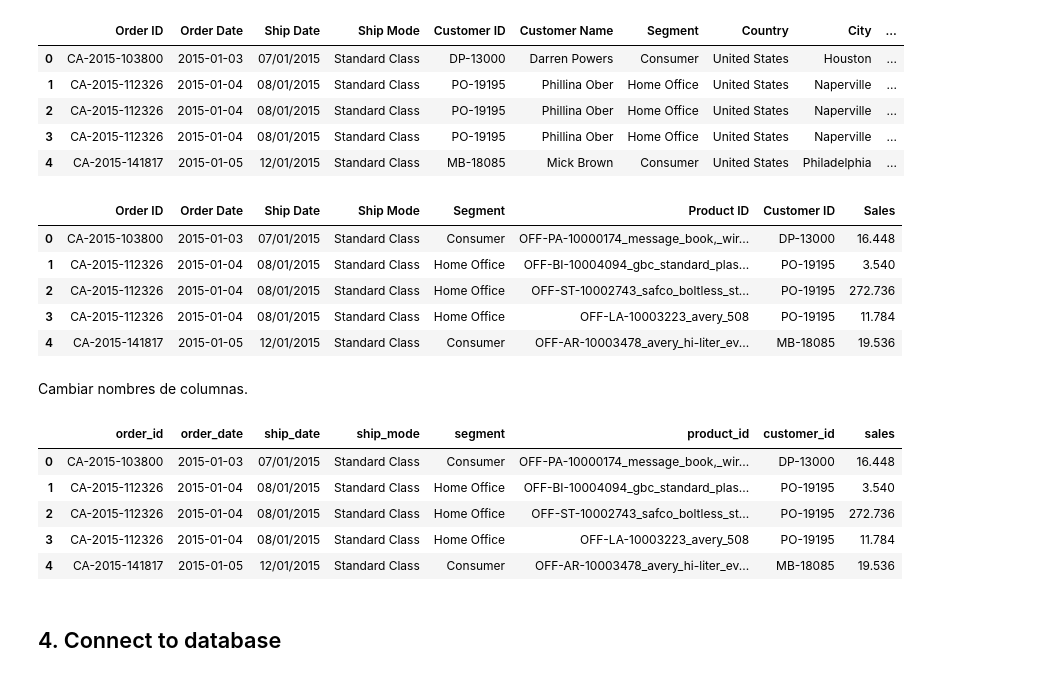
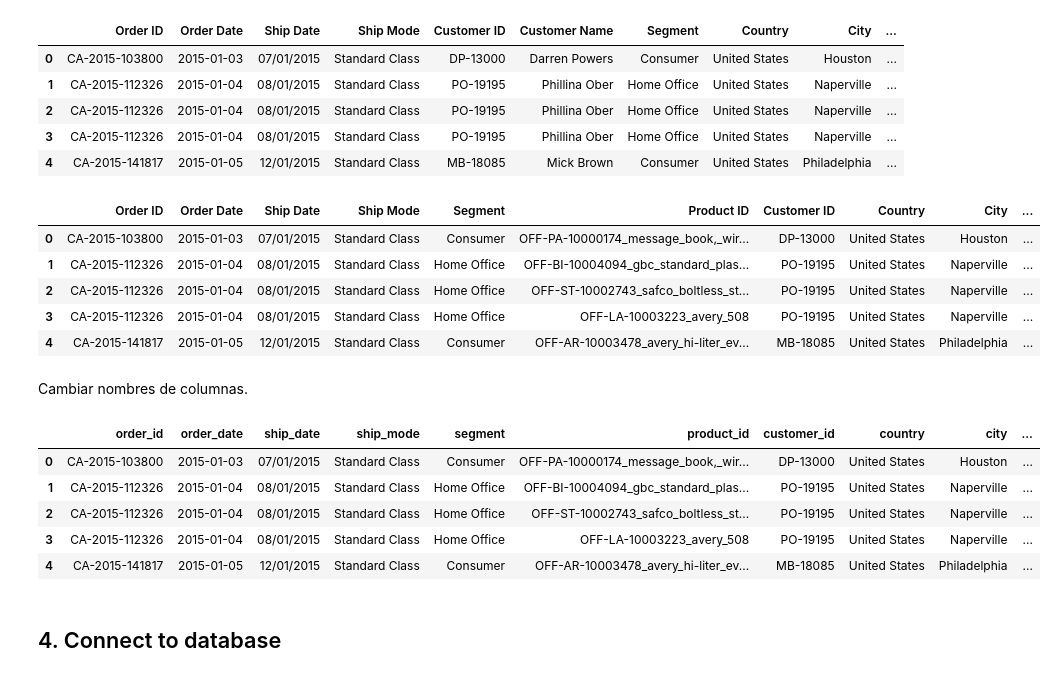
Before and after one commit to charligram/1_analisis_ventas, a Jupyter notebook: notebooks/04_data_to_sql.ipynb, the cells around one changed output. Cells and saved outputs as stored; diff of their text form; code cells hidden in the pictures.

Commit message:
feat: load sale data into database

```diff
--- a/notebooks/04_data_to_sql.ipynb
+++ b/notebooks/04_data_to_sql.ipynb
@@ -174,27 +174,27 @@ df.head()
 | 3 | CA-2015-112326 | 2015-01-04 | 08/01/2015 | Standard Class | PO-19195 | Phillina Ober | Home Office | United States | Naperville | ... |
 | 4 | CA-2015-141817 | 2015-01-05 | 12/01/2015 | Standard Class | MB-18085 | Mick Brown | Consumer | United States | Philadelphia | ... |
 # %%
-df_sales = df[['Order ID', 'Order Date', 'Ship Date', 'Ship Mode', 'Segment', 'Product ID', 'Customer ID', 'Sales']].drop_duplicates()
+df_sales = df[['Order ID', 'Order Date', 'Ship Date', 'Ship Mode', 'Segment', 'Product ID', 'Customer ID', 'Country', 'City', 'State', 'Region', 'Postal Code', 'Sales']].drop_duplicates()
 df_sales.head()
 # %% [output]
-|  | Order ID | Order Date | Ship Date | Ship Mode | Segment | Product ID | Customer ID | Sales |
-| 0 | CA-2015-103800 | 2015-01-03 | 07/01/2015 | Standard Class | Consumer | OFF-PA-10000174_message_book,_wir... | DP-13000 | 16.448 |
-| 1 | CA-2015-112326 | 2015-01-04 | 08/01/2015 | Standard Class | Home Office | OFF-BI-10004094_gbc_standard_plas... | PO-19195 | 3.540 |
-| 2 | CA-2015-112326 | 2015-01-04 | 08/01/2015 | Standard Class | Home Office | OFF-ST-10002743_safco_boltless_st... | PO-19195 | 272.736 |
-| 3 | CA-2015-112326 | 2015-01-04 | 08/01/2015 | Standard Class | Home Office | OFF-LA-10003223_avery_508 | PO-19195 | 11.784 |
-| 4 | CA-2015-141817 | 2015-01-05 | 12/01/2015 | Standard Class | Consumer | OFF-AR-10003478_avery_hi-liter_ev... | MB-18085 | 19.536 |
+|  | Order ID | Order Date | Ship Date | Ship Mode | Segment | Product ID | Customer ID | Country | City | ... |
+| 0 | CA-2015-103800 | 2015-01-03 | 07/01/2015 | Standard Class | Consumer | OFF-PA-10000174_message_book,_wir... | DP-13000 | United States | Houston | ... |
+| 1 | CA-2015-112326 | 2015-01-04 | 08/01/2015 | Standard Class | Home Office | OFF-BI-10004094_gbc_standard_plas... | PO-19195 | United States | Naperville | ... |
+| 2 | CA-2015-112326 | 2015-01-04 | 08/01/2015 | Standard Class | Home Office | OFF-ST-10002743_safco_boltless_st... | PO-19195 | United States | Naperville | ... |
+| 3 | CA-2015-112326 | 2015-01-04 | 08/01/2015 | Standard Class | Home Office | OFF-LA-10003223_avery_508 | PO-19195 | United States | Naperville | ... |
+| 4 | CA-2015-141817 | 2015-01-05 | 12/01/2015 | Standard Class | Consumer | OFF-AR-10003478_avery_hi-liter_ev... | MB-18085 | United States | Philadelphia | ... |
 # %% [markdown]
 Cambiar nombres de columnas.
 # %%
-df_sales.columns = ['order_id', 'order_date', 'ship_date', 'ship_mode', 'segment', 'product_id', 'customer_id', 'sales']
+df_sales.columns = ['order_id', 'order_date', 'ship_date', 'ship_mode', 'segment', 'product_id', 'customer_id', 'country', 'city', 'state', 'region', 'postal_code', 'sales']
 df_sales.head()
 # %% [output]
-|  | order_id | order_date | ship_date | ship_mode | segment | product_id | customer_id | sales |
-| 0 | CA-2015-103800 | 2015-01-03 | 07/01/2015 | Standard Class | Consumer | OFF-PA-10000174_message_book,_wir... | DP-13000 | 16.448 |
-| 1 | CA-2015-112326 | 2015-01-04 | 08/01/2015 | Standard Class | Home Office | OFF-BI-10004094_gbc_standard_plas... | PO-19195 | 3.540 |
-| 2 | CA-2015-112326 | 2015-01-04 | 08/01/2015 | Standard Class | Home Office | OFF-ST-10002743_safco_boltless_st... | PO-19195 | 272.736 |
-| 3 | CA-2015-112326 | 2015-01-04 | 08/01/2015 | Standard Class | Home Office | OFF-LA-10003223_avery_508 | PO-19195 | 11.784 |
-| 4 | CA-2015-141817 | 2015-01-05 | 12/01/2015 | Standard Class | Consumer | OFF-AR-10003478_avery_hi-liter_ev... | MB-18085 | 19.536 |
+|  | order_id | order_date | ship_date | ship_mode | segment | product_id | customer_id | country | city | ... |
+| 0 | CA-2015-103800 | 2015-01-03 | 07/01/2015 | Standard Class | Consumer | OFF-PA-10000174_message_book,_wir... | DP-13000 | United States | Houston | ... |
+| 1 | CA-2015-112326 | 2015-01-04 | 08/01/2015 | Standard Class | Home Office | OFF-BI-10004094_gbc_standard_plas... | PO-19195 | United States | Naperville | ... |
+| 2 | CA-2015-112326 | 2015-01-04 | 08/01/2015 | Standard Class | Home Office | OFF-ST-10002743_safco_boltless_st... | PO-19195 | United States | Naperville | ... |
+| 3 | CA-2015-112326 | 2015-01-04 | 08/01/2015 | Standard Class | Home Office | OFF-LA-10003223_avery_508 | PO-19195 | United States | Naperville | ... |
+| 4 | CA-2015-141817 | 2015-01-05 | 12/01/2015 | Standard Class | Consumer | OFF-AR-10003478_avery_hi-liter_ev... | MB-18085 | United States | Philadelphia | ... |
 # %% [markdown]
 ## 4. Connect to database
 # %% [markdown]
```
Also changed, not shown: parts of 24 cells of this notebook.
